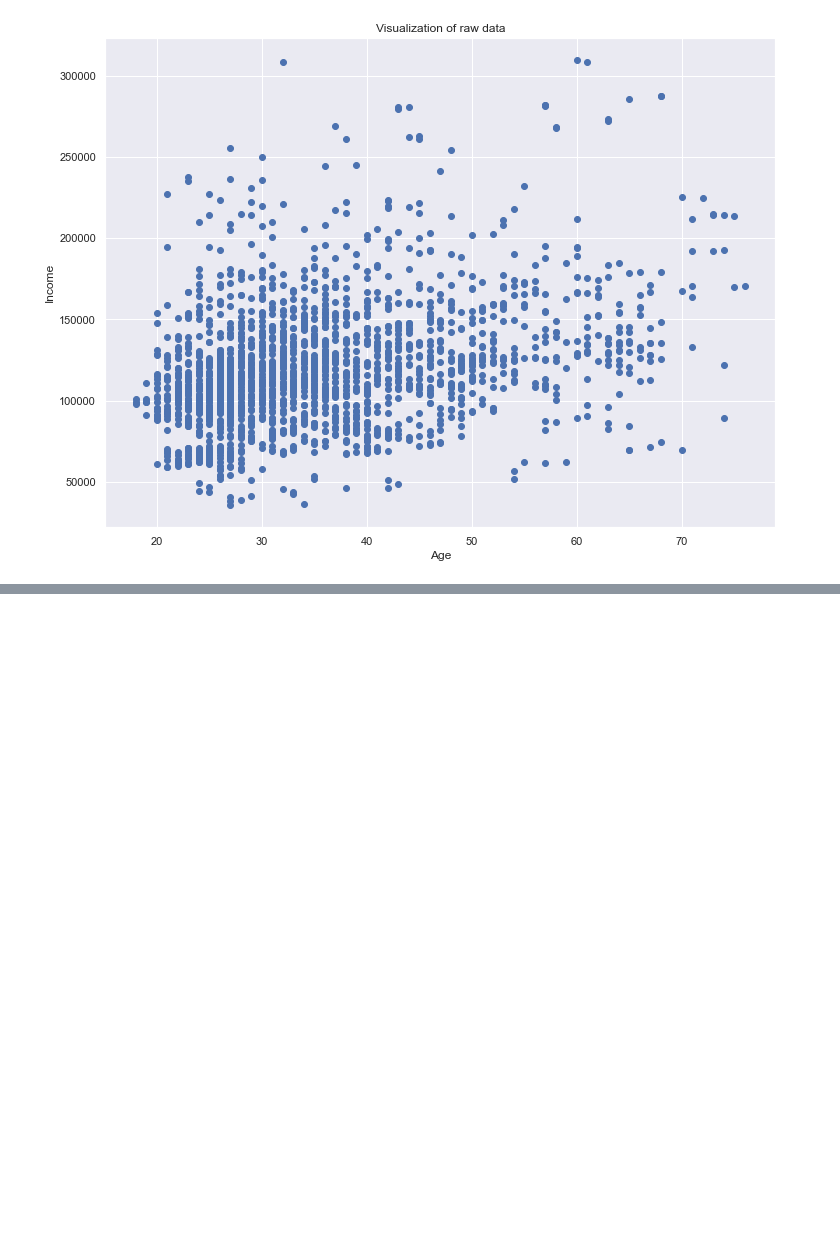
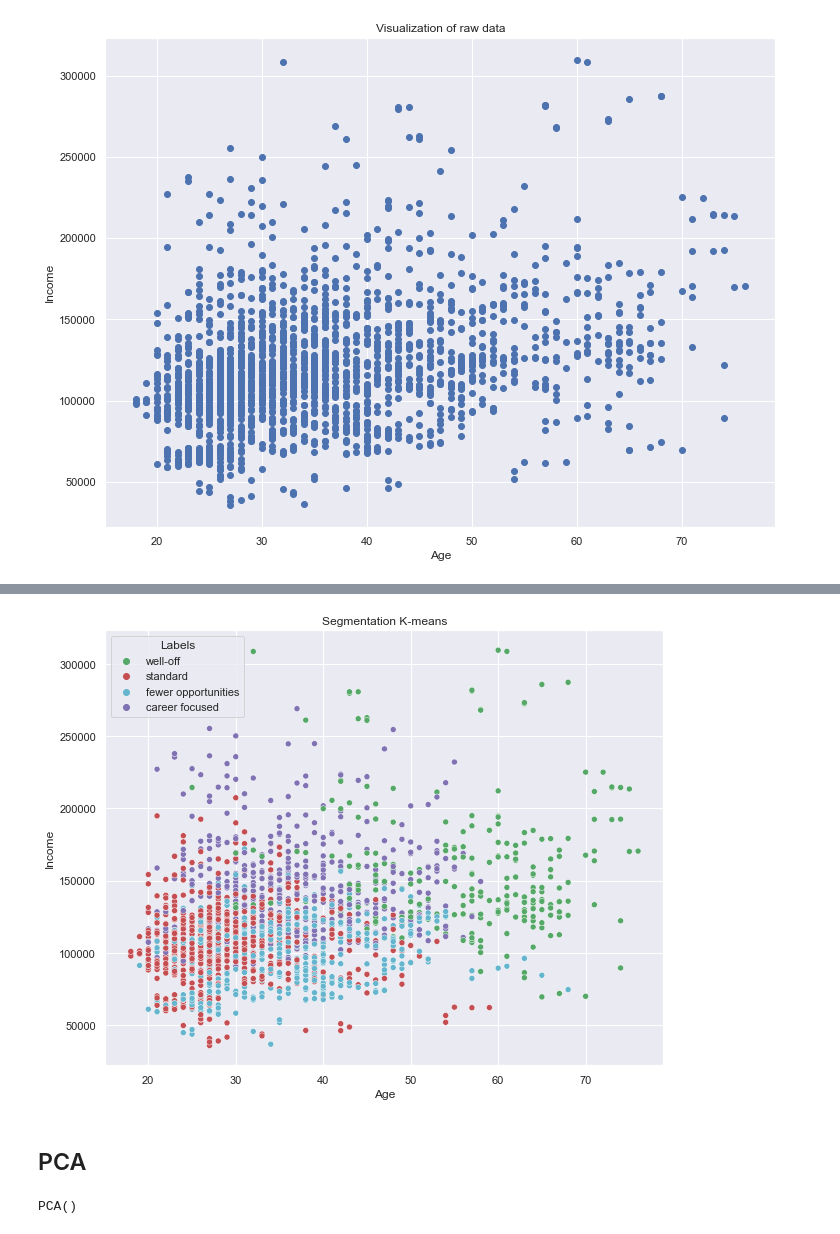
Before and after one commit to abhinav-sharma15/Customer_Analytics, a Jupyter notebook: Customer Analytics - Segmentation.ipynb, the cells around one changed output, grey strips where cells are left out. Drawn from its saved outputs; the diff is of its cells as text; code cells hidden in the pictures; blank space fills up the shorter version.

```diff
--- a/Customer Analytics - Segmentation.ipynb
+++ b/Customer Analytics - Segmentation.ipynb
@@ -75,0 +124,4 @@ Text(0.5, 1.0, 'Visualization of raw data')
+# %%
+kmeans = KMeans(n_clusters = 4, init = 'k-means++', random_state = 42)
+# %%
+kmeans.fit(segmentation_std)
@@ -75,0 +132,3 @@ Text(0.5, 1.0, 'Visualization of raw data')
+# %%
+df_segm_kmeans = df_segmentation.copy()
+df_segm_kmeans['Segment K-means'] = kmeans.labels_
@@ -75,0 +182,16 @@ Text(0.5, 1.0, 'Visualization of raw data')
+# %%
+df_segm_kmeans['Labels'] = df_segm_kmeans['Segment K-means'].map({0:'well-off',
+                                                                 1:'fewer opportunities',
+                                                                 2:'career focused',
+                                                                 3:'standard'})
+# %%
+x_axis = df_segm_kmeans['Age']
+y_axis = df_segm_kmeans['Income']
+plt.figure(figsize = (10,8))
+sns.scatterplot(x_axis, y_axis, hue = df_segm_kmeans['Labels'], palette = ['g','r','c','m'])
+plt.title('Segmentation K-means')
+plt.show()
+# %% [output]
+[figure, added]
+# %% [markdown]
+## PCA
@@ -75,0 +200,4 @@ Text(0.5, 1.0, 'Visualization of raw data')
+# %%
+pca.fit(segmentation_std)
+# %% [output]
+PCA()
```
Also changed, not shown: parts of 45 cells of this notebook.
